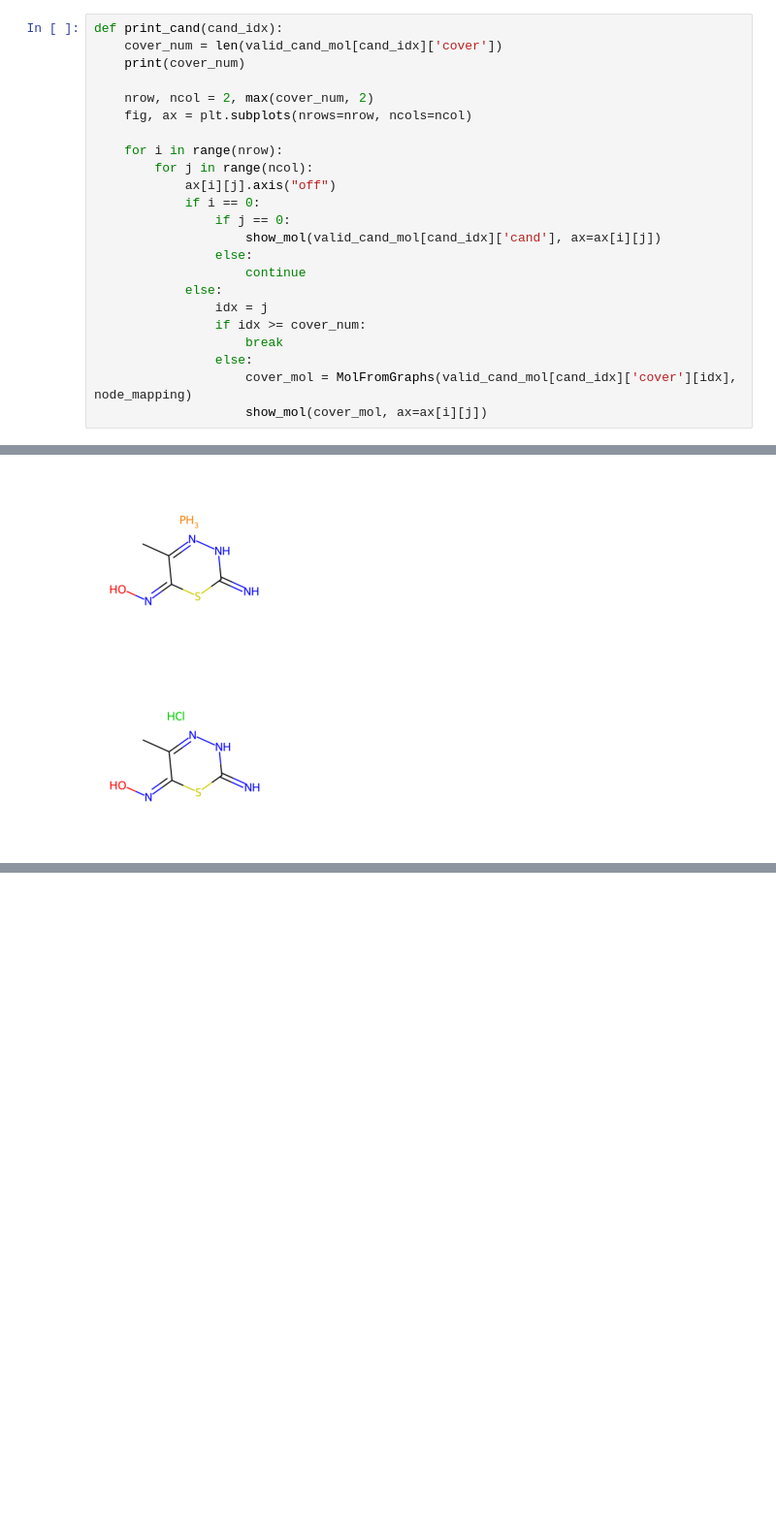
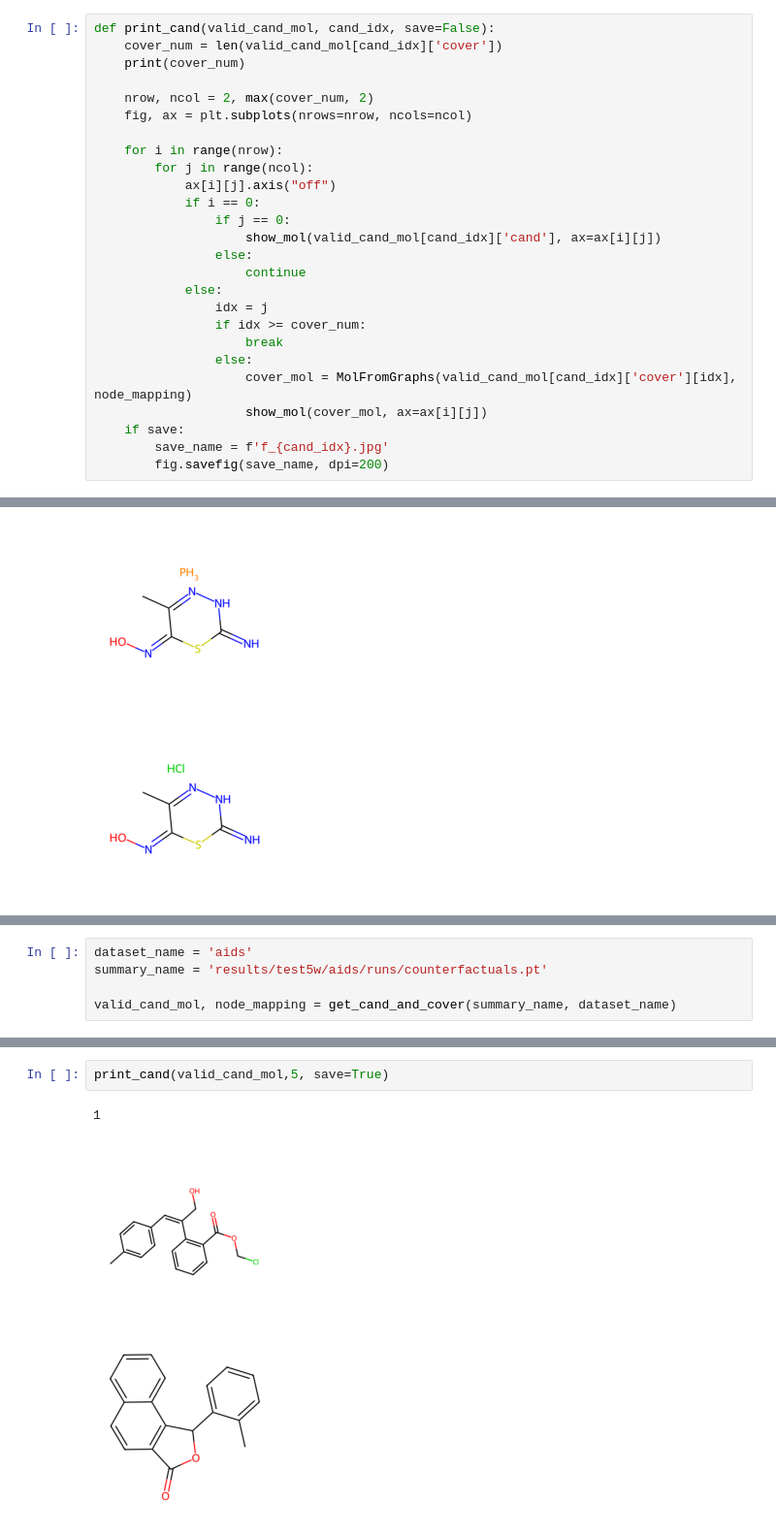
Before and after one commit to dqwang122/GCFExplainer, a Jupyter notebook: vis.ipynb, the cells around one changed output, grey strips where cells are left out. Shown: that part at 97% size. Drawn from its saved outputs; the diff is of its cells as text; blank space fills up the shorter version.

```diff
--- a/vis.ipynb
+++ b/vis.ipynb
@@ -89,5 +132,5 @@ show_mol(MolFromGraphs(valid_cand_mol[1]['cover'][0], node_mapping))
 # %%
-def print_cand(cand_idx):
+def print_cand(valid_cand_mol, cand_idx, save=False):
     cover_num = len(valid_cand_mol[cand_idx]['cover'])
     print(cover_num)
 
@@ -109,3 +152,6 @@ def print_cand(cand_idx):
                 else:
                     cover_mol = MolFromGraphs(valid_cand_mol[cand_idx]['cover'][idx], node_mapping)
                     show_mol(cover_mol, ax=ax[i][j])
+    if save:
+        save_name = f'f_{cand_idx}.jpg'
+        fig.savefig(save_name, dpi=200)
@@ -141,0 +268,5 @@ print_cand(6)
+# %%
+dataset_name = 'aids'
+summary_name = 'results/test5w/aids/runs/counterfactuals.pt'
+
+valid_cand_mol, node_mapping = get_cand_and_cover(summary_name, dataset_name)
@@ -141,0 +291,5 @@ print_cand(6)
+# %%
+print_cand(valid_cand_mol,5, save=True)
+# %% [output]
+1
+[figure, added]
```
Also changed, not shown: parts of 17 cells of this notebook, 1 other file.
